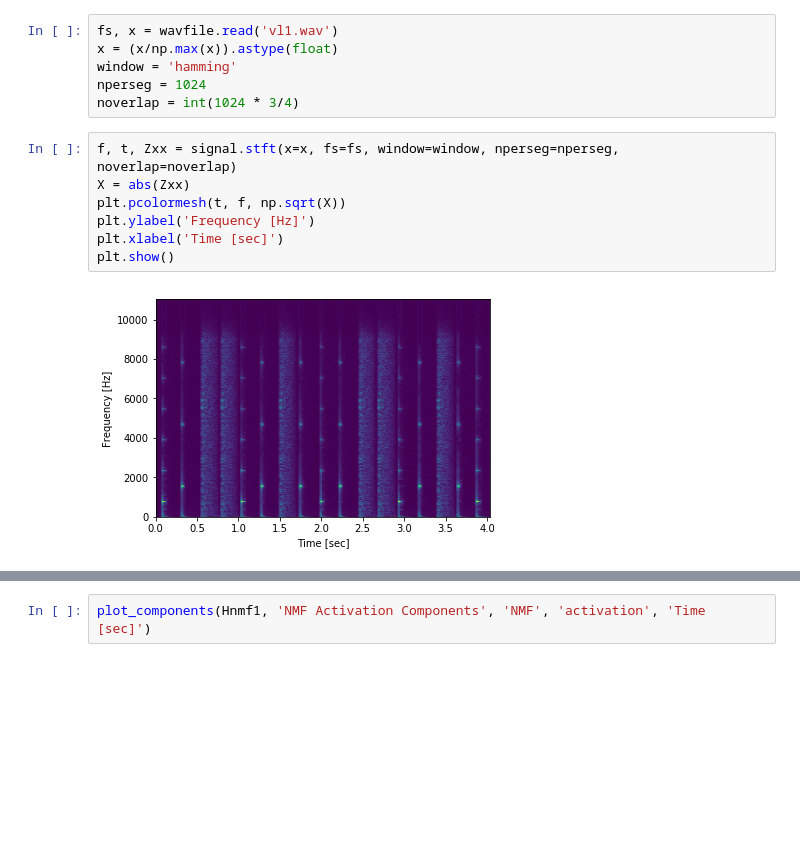
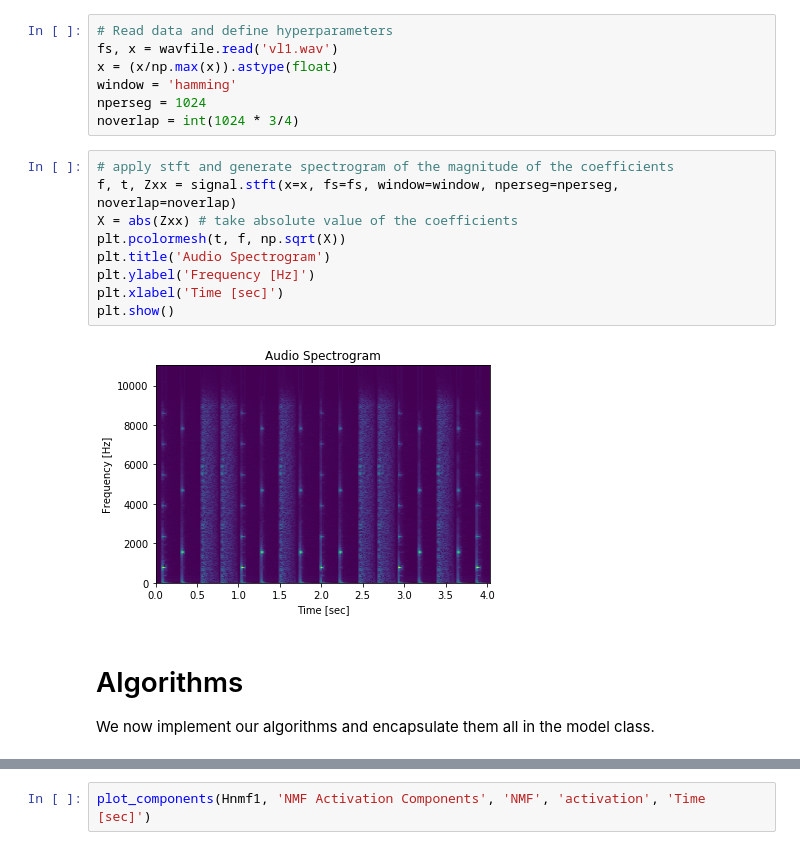
Before and after one commit to biggytruck/CS598PS, a Jupyter notebook: Problem_Set_2/Problem Set 2.ipynb, the cells around one changed output, grey strips where cells are left out. Drawn from its saved outputs; the diff is of its cells as text; blank space fills up the shorter version.

```diff
--- a/Problem_Set_2/Problem Set 2.ipynb
+++ b/Problem_Set_2/Problem Set 2.ipynb
@@ -13,18 +14,24 @@ warnings.filterwarnings('ignore')
 # %%
+# Read data and define hyperparameters
 fs, x = wavfile.read('vl1.wav')
 x = (x/np.max(x)).astype(float)
 window = 'hamming'
 nperseg = 1024
 noverlap = int(1024 * 3/4)
 # %%
+# apply stft and generate spectrogram of the magnitude of the coefficients
 f, t, Zxx = signal.stft(x=x, fs=fs, window=window, nperseg=nperseg, noverlap=noverlap)
-X = abs(Zxx)
+X = abs(Zxx) # take absolute value of the coefficients
 plt.pcolormesh(t, f, np.sqrt(X))
+plt.title('Audio Spectrogram')
 plt.ylabel('Frequency [Hz]')
 plt.xlabel('Time [sec]')
 plt.show()
 # %% [output]
-[figure, old version]
+[figure, new version]
+# %% [markdown]
+# Algorithms
+We now implement our algorithms and encapsulate them all in the model class.
 # %%
 class Model():
     def __init__(self, X):
```
Also changed, not shown: parts of 49 cells of this notebook.
